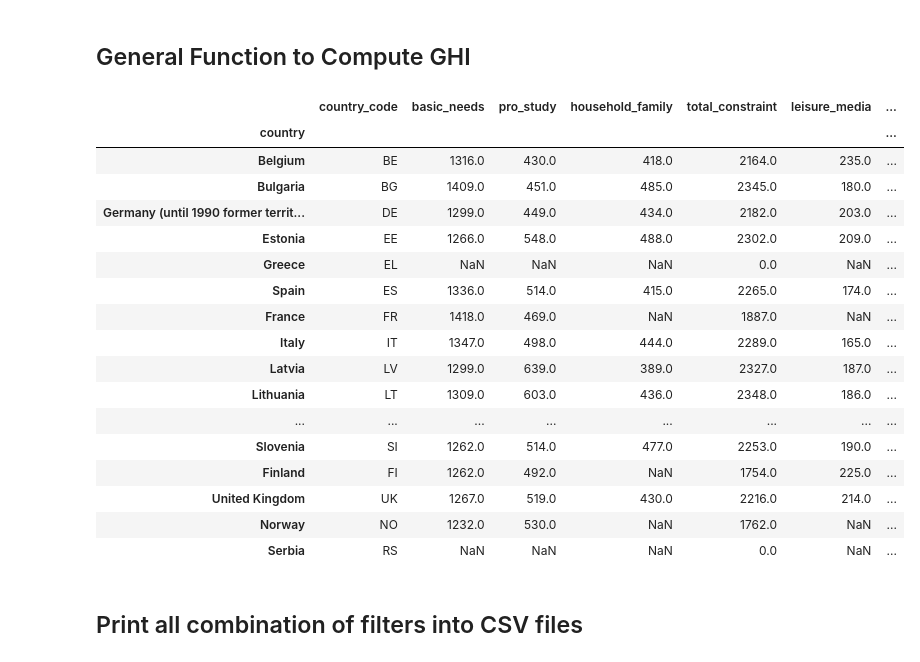
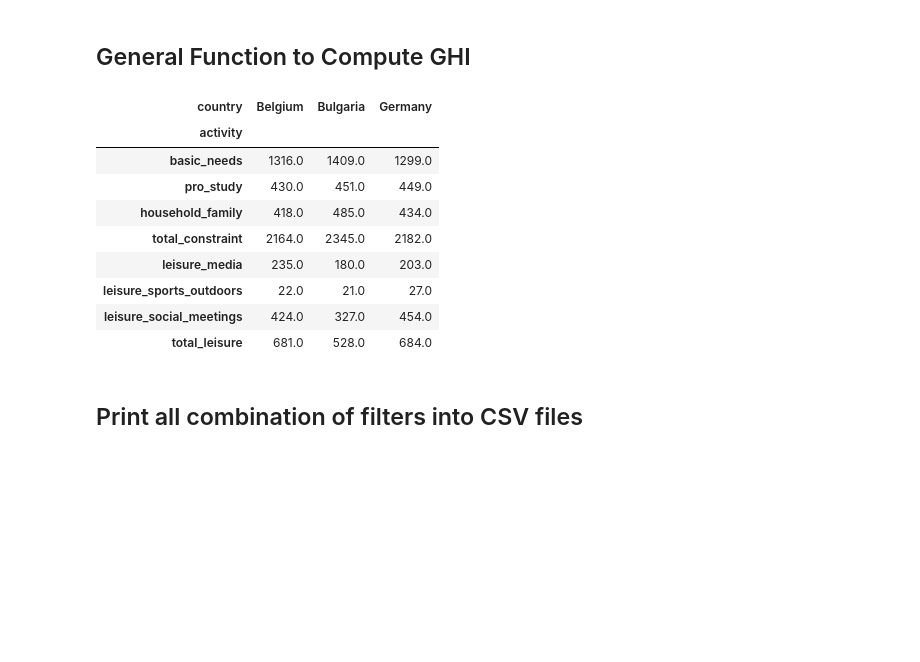
Before and after one commit to aldurand/DataViz-EuropeanTimeUse, a Jupyter notebook: TimeX_Preprocessing.ipynb, the cells around one changed output. Drawn from its saved outputs; the diff is of its cells as text; code cells hidden in the pictures; blank space fills up the shorter version.

```diff
--- a/TimeX_Preprocessing.ipynb
+++ b/TimeX_Preprocessing.ipynb
@@ -169,6 +169,7 @@ def computeGHI_allCountries(df, dict_leisure, dict_constraint, year=2000, gender
     # Set a new DataFrame with Country labels as index and Country Code in first column
     idx = pd.IndexSlice
     countries = list(df.index.get_level_values(8).unique().values)
+    countries[2] = 'Germany'  # to replace 'Germany (until 1990 former territory of the FRG)' by 'Germany'
     df_res = pd.DataFrame(index=countries)
     df_res.index.name = 'country'
     countries_code = list(df.index.get_level_values(7).unique().values)
@@ -206,32 +207,30 @@ def computeGHI_allCountries(df, dict_leisure, dict_constraint, year=2000, gender
 # %%
 ### Par exemple :
 year=2000
 gender='T'
 daysweek='D1-7'
 
 df_res = computeGHI_allCountries(df, dict_leisure, dict_constraint, year=2000, gender='T', daysweek='D1-7')
-filename = "data_{}_{}_{}.csv".format(year, gender, daysweek)
+filename = "data_transposed_{}_{}_{}.csv".format(year, gender, daysweek)
 #df_res.to_csv(filename, sep=',')
-df_res
+df_res.drop(["country_code", "GHI"], axis=1, inplace=True)
+df_res.dropna(inplace=True)
+df_res_transposed = df_res.T
+df_res_transposed.index.name = 'activity'
+df_res_transposed = df_res_transposed[["Belgium", "Bulgaria", "Germany"]]
+#df_res_transposed.to_csv(filename, sep=',')
+df_res_transposed
 # %% [output]
-|  | country_code | basic_needs | pro_study | household_family | total_constraint | leisure_media | ... |
-| country |  |  |  |  |  |  | ... |
-| Belgium | BE | 1316.0 | 430.0 | 418.0 | 2164.0 | 235.0 | ... |
-| Bulgaria | BG | 1409.0 | 451.0 | 485.0 | 2345.0 | 180.0 | ... |
-| Germany (until 1990 former territ... | DE | 1299.0 | 449.0 | 434.0 | 2182.0 | 203.0 | ... |
-| Estonia | EE | 1266.0 | 548.0 | 488.0 | 2302.0 | 209.0 | ... |
-| Greece | EL | NaN | NaN | NaN | 0.0 | NaN | ... |
-| Spain | ES | 1336.0 | 514.0 | 415.0 | 2265.0 | 174.0 | ... |
-| France | FR | 1418.0 | 469.0 | NaN | 1887.0 | NaN | ... |
-| Italy | IT | 1347.0 | 498.0 | 444.0 | 2289.0 | 165.0 | ... |
-| Latvia | LV | 1299.0 | 639.0 | 389.0 | 2327.0 | 187.0 | ... |
-| Lithuania | LT | 1309.0 | 603.0 | 436.0 | 2348.0 | 186.0 | ... |
-| ... | ... | ... | ... | ... | ... | ... | ... |
-| Slovenia | SI | 1262.0 | 514.0 | 477.0 | 2253.0 | 190.0 | ... |
-| Finland | FI | 1262.0 | 492.0 | NaN | 1754.0 | 225.0 | ... |
-| United Kingdom | UK | 1267.0 | 519.0 | 430.0 | 2216.0 | 214.0 | ... |
-| Norway | NO | 1232.0 | 530.0 | NaN | 1762.0 | NaN | ... |
-| Serbia | RS | NaN | NaN | NaN | 0.0 | NaN | ... |
+| country | Belgium | Bulgaria | Germany |
+| activity |  |  |  |
+| basic_needs | 1316.0 | 1409.0 | 1299.0 |
+| pro_study | 430.0 | 451.0 | 449.0 |
+| household_family | 418.0 | 485.0 | 434.0 |
+| total_constraint | 2164.0 | 2345.0 | 2182.0 |
+| leisure_media | 235.0 | 180.0 | 203.0 |
+| leisure_sports_outdoors | 22.0 | 21.0 | 27.0 |
+| leisure_social_meetings | 424.0 | 327.0 | 454.0 |
+| total_leisure | 681.0 | 528.0 | 684.0 |
 # %% [markdown]
 ## Print all combination of filters into CSV files
 # %%
```
